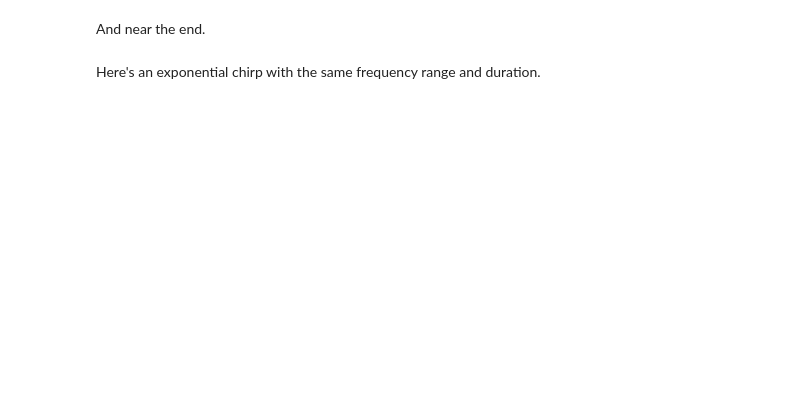
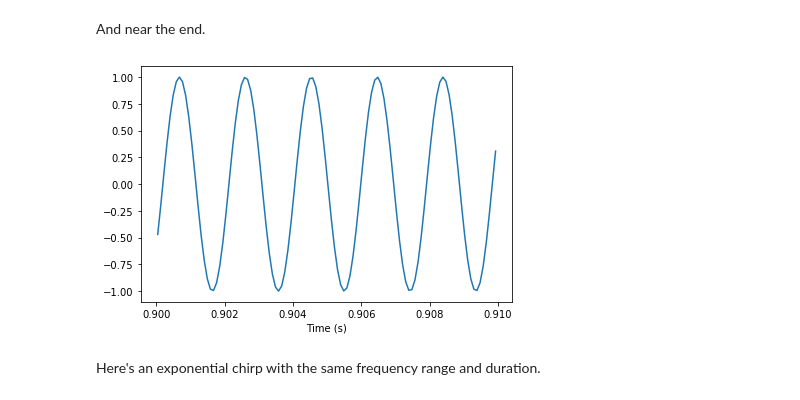
Before and after one commit to AllenDowney/ThinkDSP, a Jupyter notebook: code/chap03.ipynb, the cells around one changed output. Saved outputs shown, nothing was run; the diff lists cells and outputs as text; code cells hidden in the pictures; blank space fills up the shorter version.

```diff
--- a/code/chap03.ipynb
+++ b/code/chap03.ipynb
@@ -33,6 +38,9 @@ wave1.segment(start=0, duration=0.01).plot()
 And near the end.
 # %%
 wave1.segment(start=0.9, duration=0.01).plot()
+decorate(xlabel='Time (s)')
+# %% [output]
+[figure, added]
 # %% [markdown]
 Here's an exponential chirp with the same frequency range and duration.
 # %%
```
Also changed, not shown: parts of 19 cells of this notebook.
